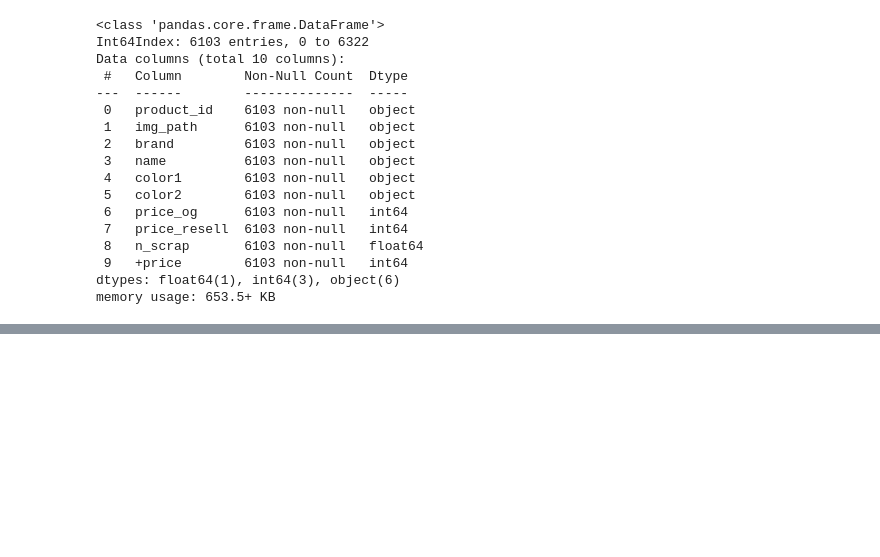
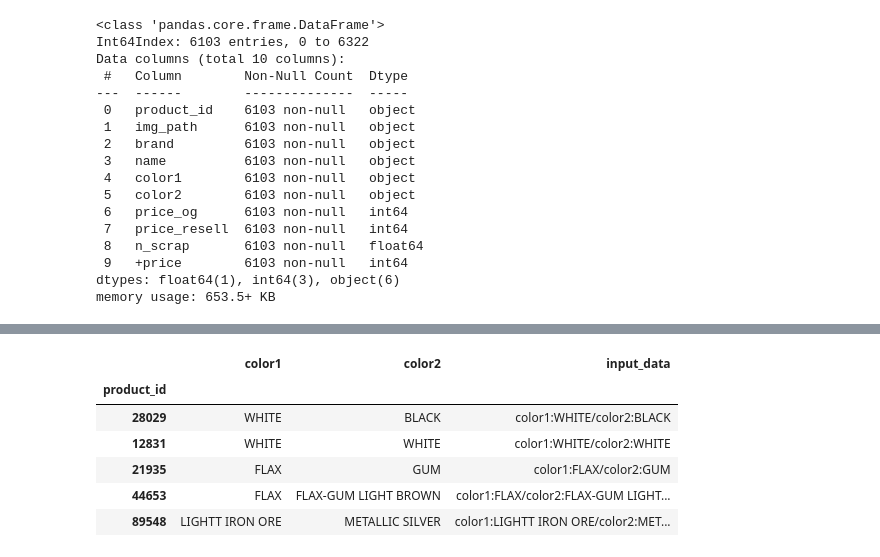
Before and after one commit to donghui-0126/mini-project, a Jupyter notebook: shoes-project/preprocess/data_preprocess.ipynb, the cells around one changed output, grey strips where cells are left out. Saved outputs shown, nothing was run; the diff lists cells and outputs as text; code cells hidden in the pictures; blank space fills up the shorter version.

```diff
--- a/shoes-project/preprocess/data_preprocess.ipynb
+++ b/shoes-project/preprocess/data_preprocess.ipynb
@@ -184,0 +193,12 @@ df
+# %%
+color_df = df[['color1', 'color2']]
+color_df['input_data'] = "color1:" + color_df['color1'] +"/"+"color2:" + color_df['color2']
+color_df.head(5)
+# %% [output]
+|  | color1 | color2 | input_data |
+| product_id |  |  |  |
+| 28029 | WHITE | BLACK | color1:WHITE/color2:BLACK |
+| 12831 | WHITE | WHITE | color1:WHITE/color2:WHITE |
+| 21935 | FLAX | GUM | color1:FLAX/color2:GUM |
+| 44653 | FLAX | FLAX-GUM LIGHT BROWN | color1:FLAX/color2:FLAX-GUM LIGHT... |
+| 89548 | LIGHTT IRON ORE | METALLIC SILVER | color1:LIGHTT IRON ORE/color2:MET... |
```
Also changed, not shown: parts of 13 cells of this notebook, 1 other file.
